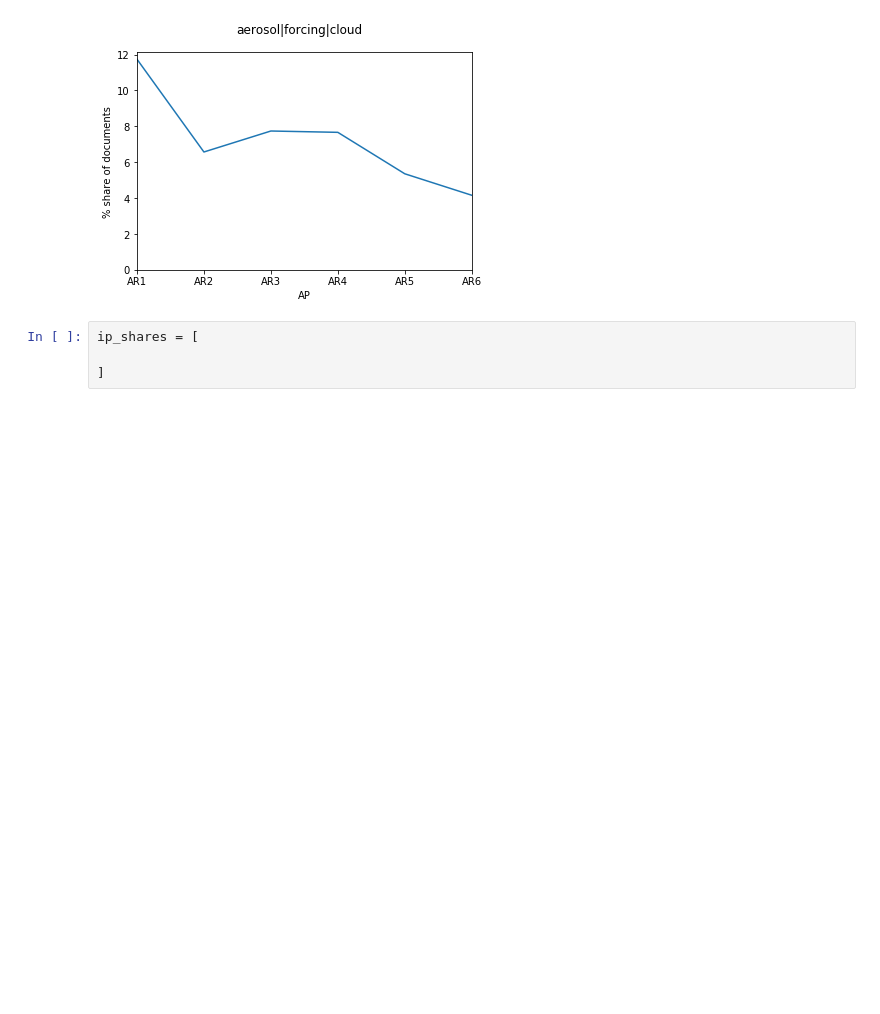
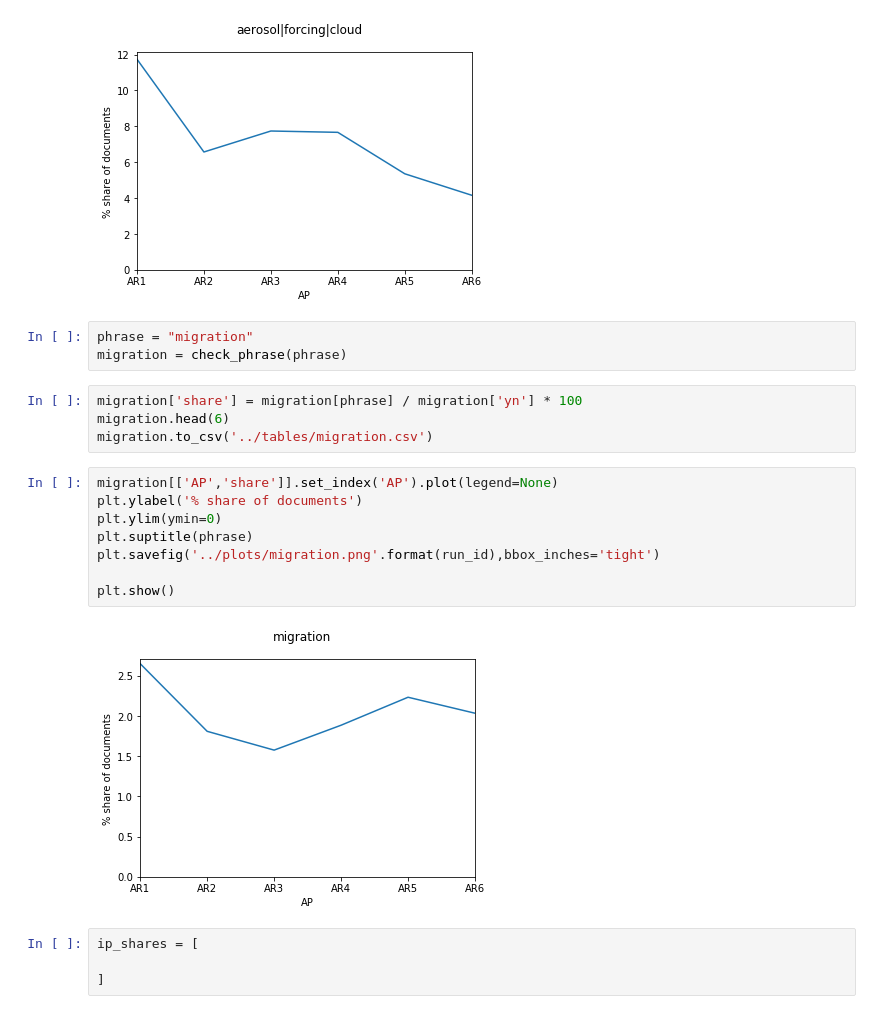
Before and after one commit to mcallaghan/cc-topography, a Jupyter notebook: code/word_rubustness.ipynb, the cells around one changed output. Cells and saved outputs as stored; diff of their text form; blank space fills up the shorter version.

Commit message:
migration

```diff
--- a/code/word_rubustness.ipynb
+++ b/code/word_rubustness.ipynb
@@ -179,6 +179,23 @@ plt.savefig('../plots/aero_share.png'.format(run_id),bbox_inches='tight')
 plt.show()
 # %% [output]
 [figure]
+# %%
+phrase = "migration"
+migration = check_phrase(phrase)
+# %%
+migration['share'] = migration[phrase] / migration['yn'] * 100
+migration.head(6)
+migration.to_csv('../tables/migration.csv')
+# %%
+migration[['AP','share']].set_index('AP').plot(legend=None)
+plt.ylabel('% share of documents')
+plt.ylim(ymin=0)
+plt.suptitle(phrase)
+plt.savefig('../plots/migration.png'.format(run_id),bbox_inches='tight')
+
+plt.show()
+# %% [output]
+[figure, added]
 # %%
 ip_shares = [
 
```
Also changed, not shown: parts of 2 cells of this notebook, 4 other files.
